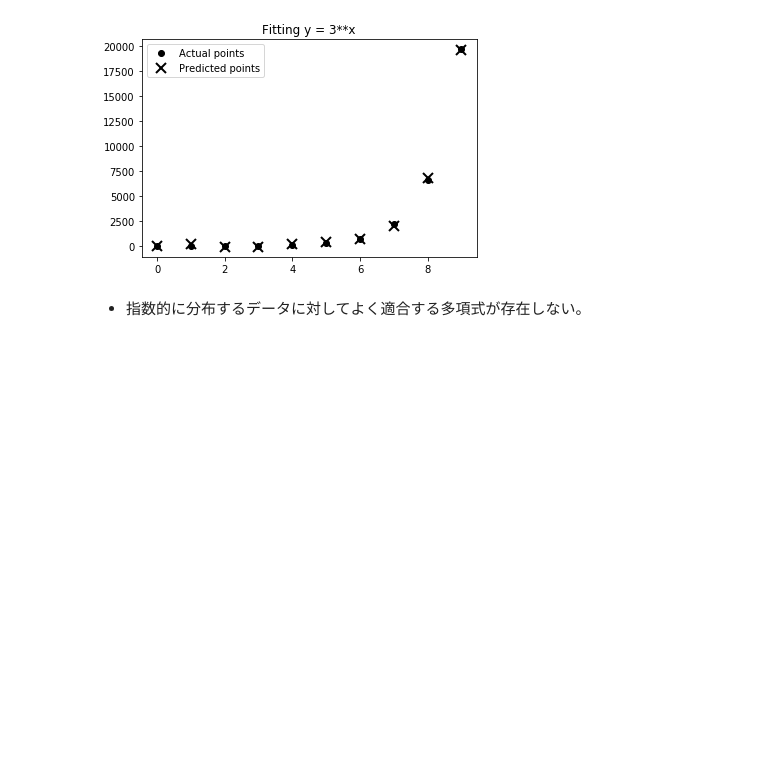
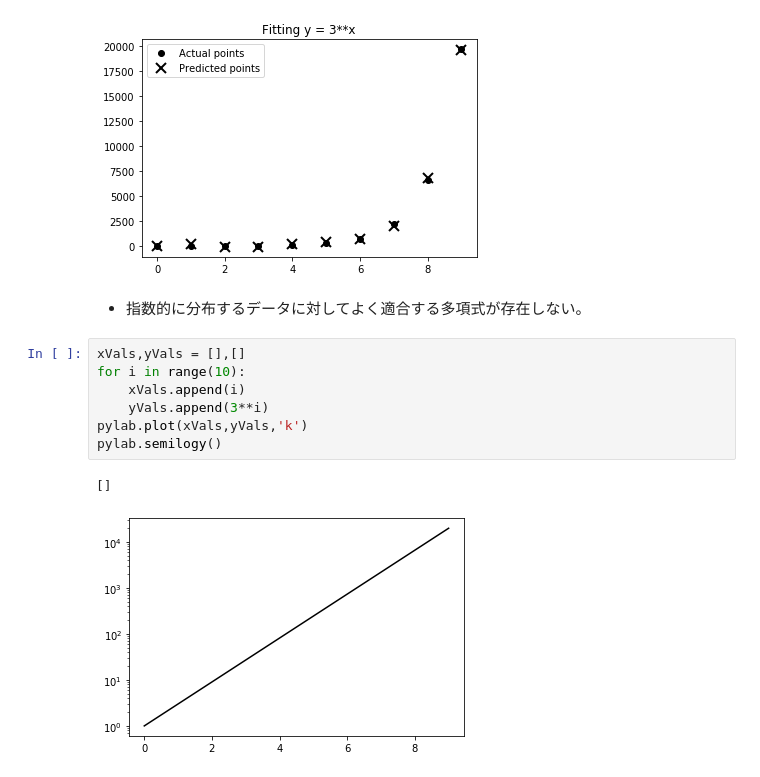
Before and after one commit to Tatsuro0726/MIT_DS, a Jupyter notebook: practice_Ch18.ipynb, the cells around one changed output. Cells and saved outputs as stored; diff of their text form; blank space fills up the shorter version.

```diff
--- a/practice_Ch18.ipynb
+++ b/practice_Ch18.ipynb
@@ -209,3 +210,13 @@ Actual value of 3**20 is 3486784401
 [figure]
 # %% [markdown]
 - 指数的に分布するデータに対してよく適合する多項式が存在しない。
+# %%
+xVals,yVals = [],[]
+for i in range(10):
+    xVals.append(i)
+    yVals.append(3**i)
+pylab.plot(xVals,yVals,'k')
+pylab.semilogy()
+# %% [output]
+[]
+[figure, added]
```
Also changed, not shown: parts of 5 cells of this notebook.
